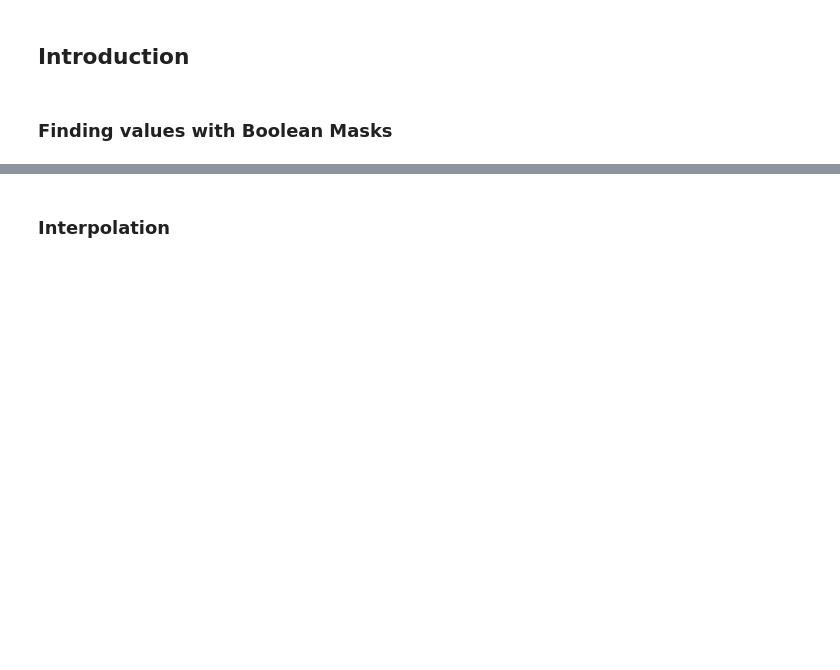
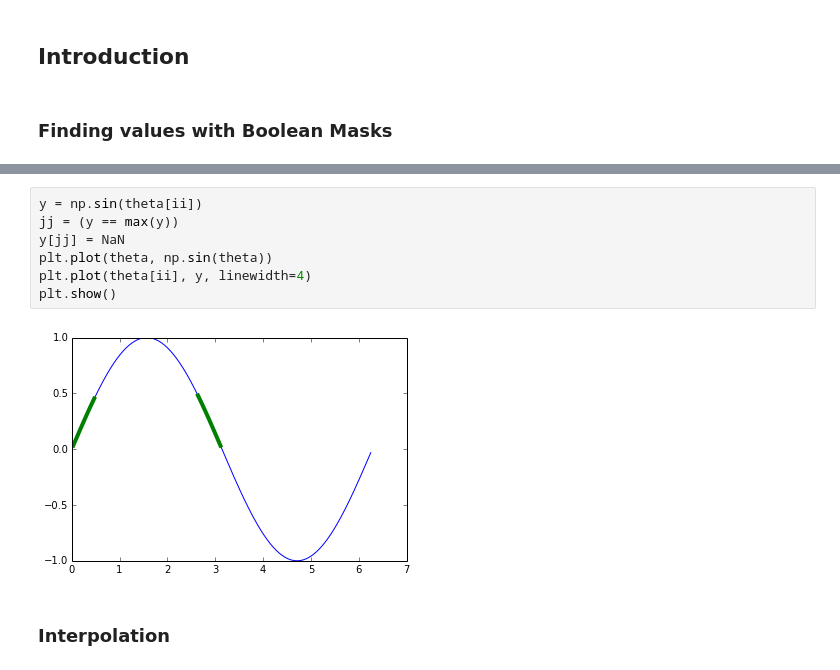
Before and after one commit to pnguye41/PHYS202-S14, a Jupyter notebook: SciPy/InterpolationTour.ipynb, the cells around one changed output, grey strips where cells are left out. Cells and saved outputs as stored; diff of their text form; blank space fills up the shorter version.

```diff
--- a/SciPy/InterpolationTour.ipynb
+++ b/SciPy/InterpolationTour.ipynb
@@ -13,2 +25,11 @@ Populating the interactive namespace from numpy and matplotlib
+# %%
+y = np.sin(theta[ii])
+jj = (y == max(y))
+y[jj] = NaN
+plt.plot(theta, np.sin(theta))
+plt.plot(theta[ii], y, linewidth=4)
+plt.show()
+# %% [output]
+[figure, added]
 # %% [markdown]
 ### Interpolation
```
Also changed, not shown: parts of 14 cells of this notebook, 2 other files.
